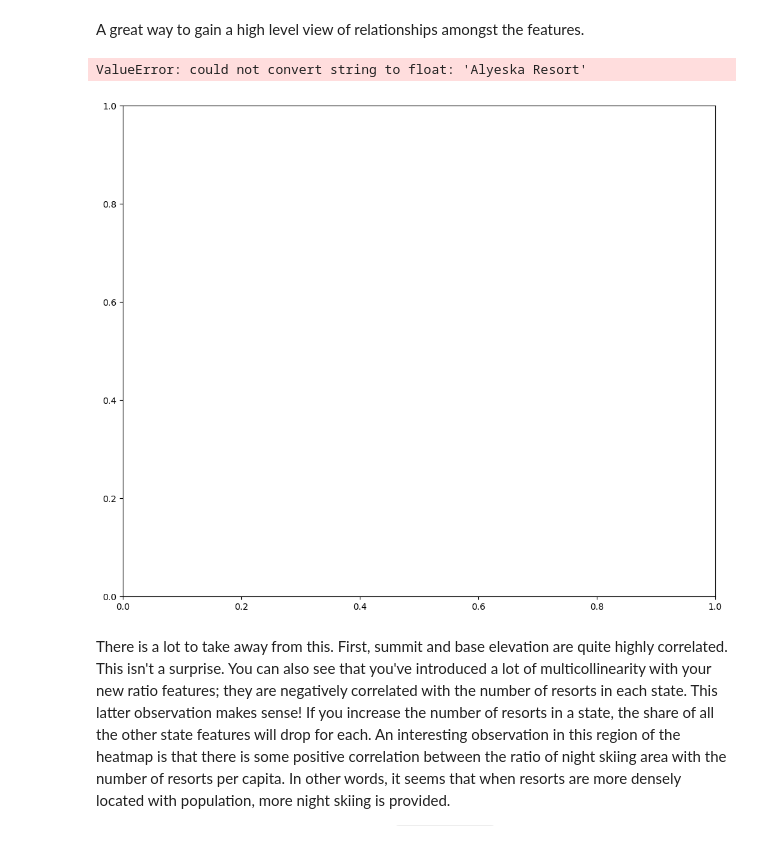
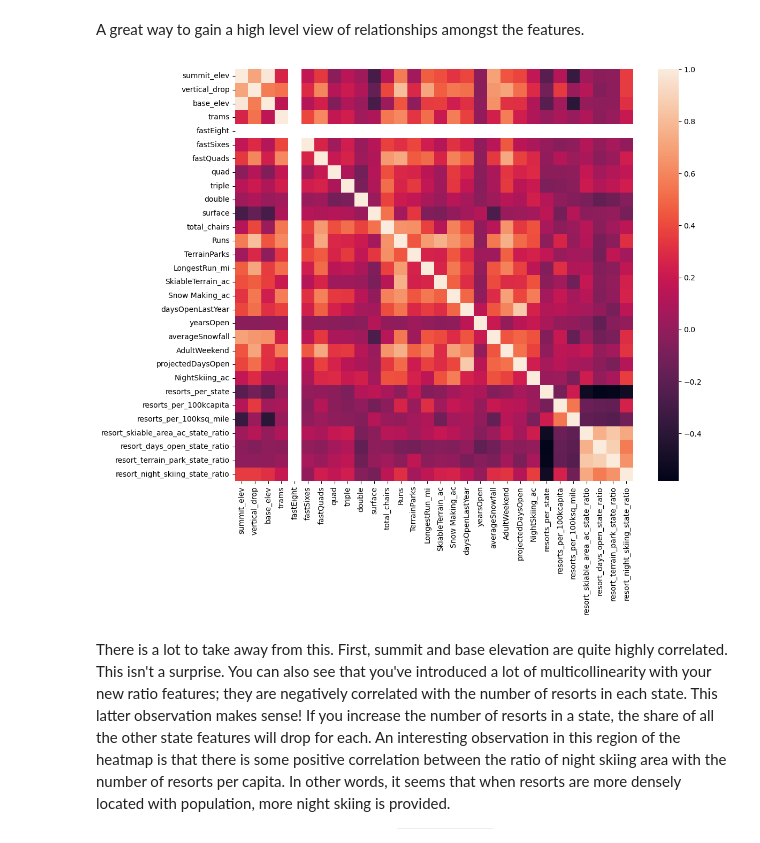
Before and after one commit to melvinhwong/DataScienceGuidedCapstone, a Jupyter notebook: Notebooks/03_exploratory_data_analysis.ipynb, the cells around one changed output. Drawn from its saved outputs; the diff is of its cells as text; code cells hidden in the pictures.

```diff
--- a/Notebooks/03_exploratory_data_analysis.ipynb
+++ b/Notebooks/03_exploratory_data_analysis.ipynb
@@ -790,15 +790,16 @@ ski_data.drop(columns=['state_total_skiable_area_ac', 'state_total_days_open',
 #### 3.5.5.2 Feature correlation heatmap<a id='3.5.5.2_Feature_correlation_heatmap'></a>
 # %% [markdown]
 A great way to gain a high level view of relationships amongst the features.
+# %%
+ski_data_numeric = ski_data.set_index(['Name','Region','state'])
 # %%
 #Code task 12#
 #Show a seaborn heatmap of correlations in ski_data
 #Hint: call pandas' `corr()` method on `ski_data` and pass that into `sns.heatmap`
 plt.subplots(figsize=(12,10))
-sns.heatmap(ski_data.corr(()));
+sns.heatmap(ski_data_numeric.corr());
 # %% [output]
-ValueError: could not convert string to float: 'Alyeska Resort'
-[figure, old version]
+[figure, new version]
 # %% [markdown]
 There is a lot to take away from this. First, summit and base elevation are quite highly correlated. This isn't a surprise. You can also see that you've introduced a lot of multicollinearity with your new ratio features; they are negatively correlated with the number of resorts in each state. This latter observation makes sense! If you increase the number of resorts in a state, the share of all the other state features will drop for each. An interesting observation in this region of the heatmap is that there is some positive correlation between the ratio of night skiing area with the number of resorts per capita. In other words, it seems that when resorts are more densely located with population, more night skiing is provided.
 
```
Also changed, not shown: parts of 2 cells of this notebook.
